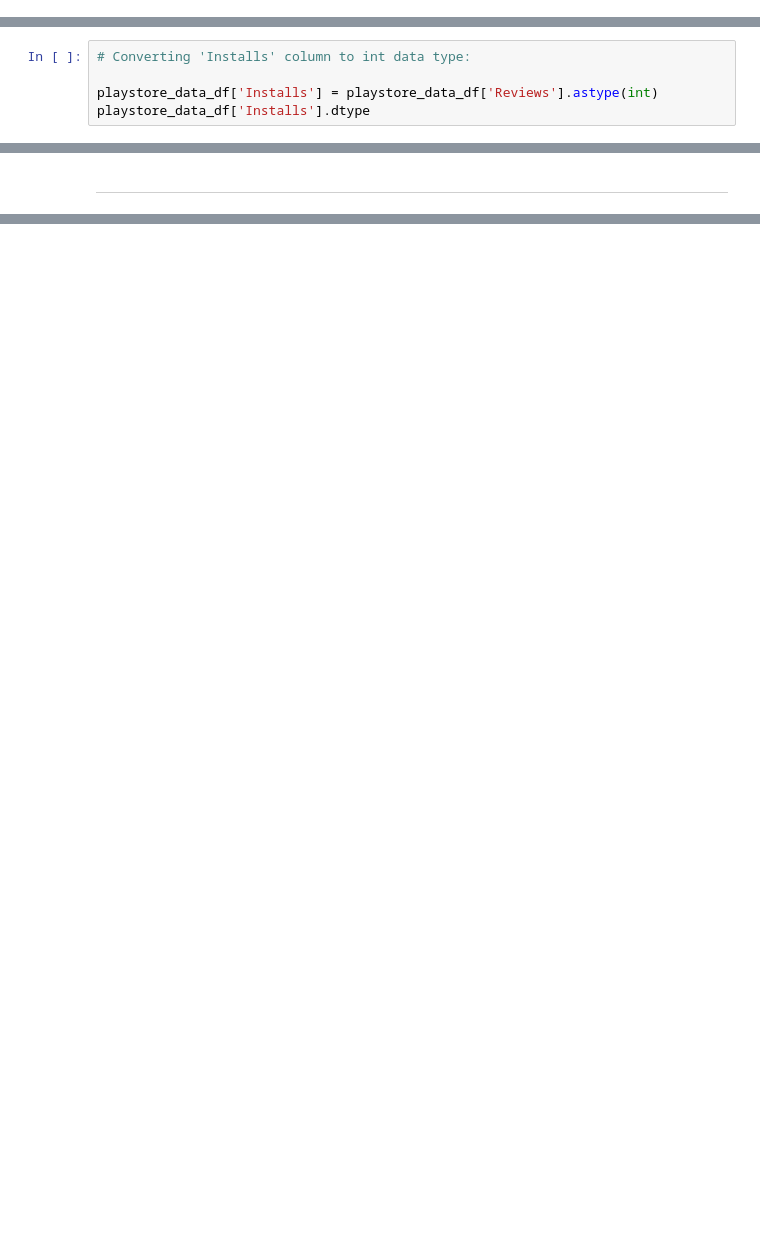
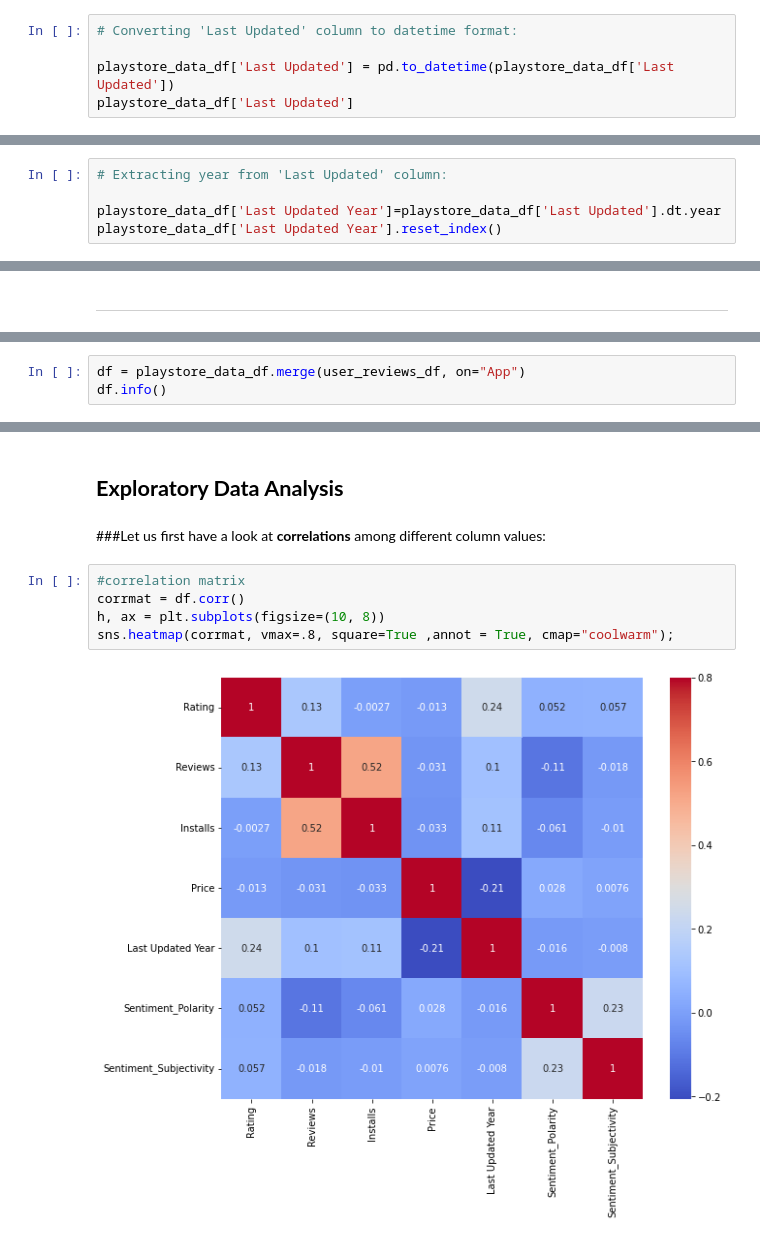
Before and after one commit to TONY00009/First-EDA-on-Playstore_Reviews, a Jupyter notebook: Play_Store_App_Review_Analysis_Capstone_Project.ipynb, the cells around one changed output, grey strips where cells are left out. Drawn from its saved outputs; the diff is of its cells as text; blank space fills up the shorter version.

```diff
--- a/Play_Store_App_Review_Analysis_Capstone_Project.ipynb
+++ b/Play_Store_App_Review_Analysis_Capstone_Project.ipynb
@@ -255,0 +405,5 @@ playstore_data_df.head()
+# %%
+# Converting 'Last Updated' column to datetime format:
+
+playstore_data_df['Last Updated'] = pd.to_datetime(playstore_data_df['Last Updated'])
+playstore_data_df['Last Updated']
@@ -255,0 +423,5 @@ playstore_data_df.head()
+# %%
+# Extracting year from 'Last Updated' column:
+
+playstore_data_df['Last Updated Year']=playstore_data_df['Last Updated'].dt.year
+playstore_data_df['Last Updated Year'].reset_index()
@@ -286,5 +467,0 @@ dtype('int64')
-# %%
-# Converting 'Installs' column to int data type:
-
-playstore_data_df['Installs'] = playstore_data_df['Reviews'].astype(int)
-playstore_data_df['Installs'].dtype
@@ -355,0 +570,3 @@ print(f'{user_reviews_df1.shape}')
+# %%
+df = playstore_data_df.merge(user_reviews_df, on="App")
+df.info()
@@ -355,0 +600,11 @@ print(f'{user_reviews_df1.shape}')
+# %% [markdown]
+## **Exploratory Data Analysis**
+# %% [markdown]
+###Let us first have a look at **correlations** among different column values:
+# %%
+#correlation matrix
+corrmat = df.corr()
+h, ax = plt.subplots(figsize=(10, 8))
+sns.heatmap(corrmat, vmax=.8, square=True ,annot = True, cmap="coolwarm");
+# %% [output]
+[figure, added]
```
Also changed, not shown: parts of 81 cells of this notebook.
